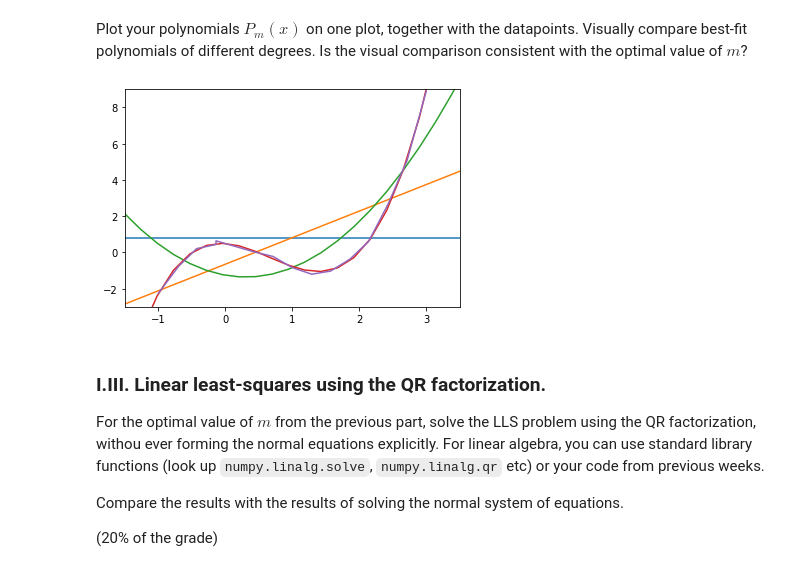
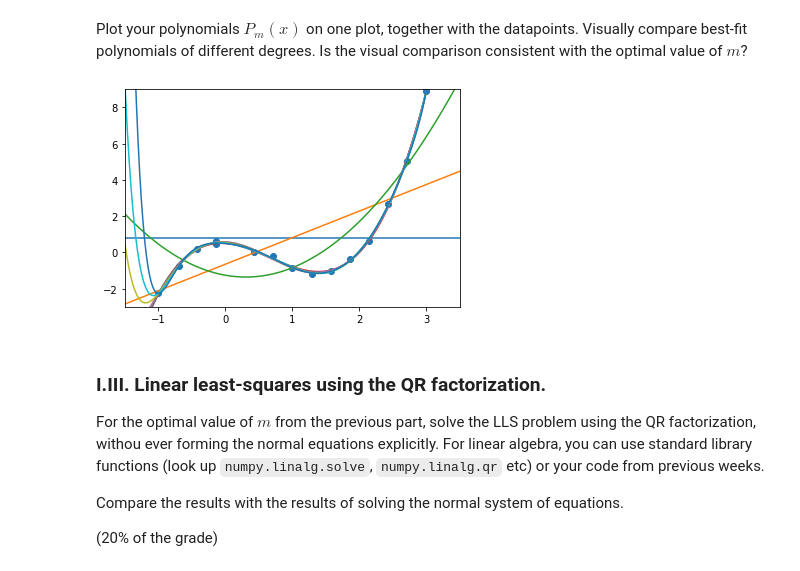
Before and after one commit to Innoc3nnt/Numerical-analysis, a Jupyter notebook: week_5_intep_approx_ipynb_json.ipynb, the cells around one changed output. Cells and saved outputs as stored; diff of their text form; code cells hidden in the pictures.

Commit message:
Updated interpolation and approximation plotting functions (graded 9)

```diff
--- a/week_5_intep_approx_ipynb_json.ipynb
+++ b/week_5_intep_approx_ipynb_json.ipynb
@@ -81,22 +81,22 @@ Plot your polynomials $P_m(x)$ on one plot, together with the datapoints. Visual
 # %%
 # ... ENTER YOUR CODE HERE
 def plot_polynomes(x, y, max_m, func):
-  x1 = np.linspace(-2, 10)
+  x1 = np.linspace(-2, 10, 1000)
   for i in range(1, max_m + 2):
     A = design_matrix(x, i)
     beta = func(A, y)
     A1 = design_matrix(x1, i)
     y1 = build_polynoms(A1, beta)
     ax = plt.subplot()
     ax.label = str(i)
     ax.set_ylim(-3, 9)
     ax.set_xlim(-1.5, 3.5)
     ax.plot(x1, y1, label=str(i))
-  ax.plot(x, y)
+  ax.scatter(x, y)
   plt.show()
-plot_polynomes(x, y, 3, solve_normal_equasion)
+plot_polynomes(x, y, 10, solve_normal_equasion)
 # %% [output]
-[figure, old version]
+[figure, new version]
 # %% [markdown]
 ### I.III. Linear least-squares using the QR factorization.
 
```
Also changed, not shown: parts of 3 cells of this notebook.
